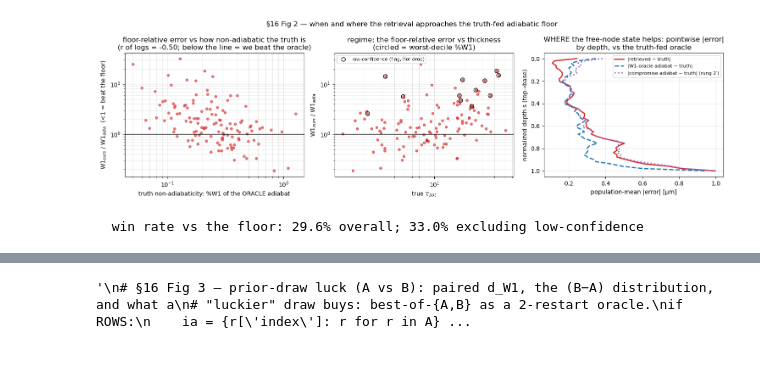
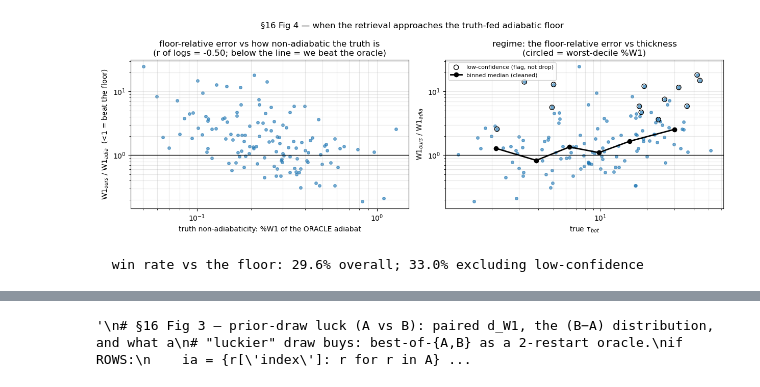
Before and after one commit to dhjx1996/Pythonic-DISORT_inhomogeneous_atmosphere, a Jupyter notebook: docs/FR_extra.ipynb, the cells around one changed output, grey strips where cells are left out. Drawn from its saved outputs; the diff is of its cells as text; code cells hidden in the pictures; blank space fills up the shorter version.

```diff
--- a/docs/FR_extra.ipynb
+++ b/docs/FR_extra.ipynb
@@ -278,54 +586,36 @@ elif ROWS:
 # %%
-# §16 Fig 2 — population structure: WHEN do we approach/beat the floor? (a) W1_ours/W1_adia vs
+# §16 Fig 4 — the truth-fed oracle floor: WHEN do we approach/beat it? (a) W1_ours/W1_adia vs
 # the truth's own non-adiabaticity (%W1 of the oracle adiabat); (b) the same ratio vs τ_bot
-# (regime + low-confidence); (c) mean |error| vs depth: WHERE in the cloud the free-node
-# retrieval helps. Ratio (log scale) below 1 = we beat the truth-fed oracle.
+# (regime + low-confidence + binned medians). Ratio (log scale) below 1 = we beat the oracle.
 if ROWS:
     LC = {(m[0], m[1]) for m in SUMMARY['flags']['low_confidence']['members']}
     lc_m = np.array([(r['index'], r['config']) in LC for r in A])
-    tb = _g(A, 'tau_bot_truth')
-    pct_adia = 100.0 * _g(A, 'w1_adia') / tb
-    fig, ax = plt.subplots(1, 3, figsize=(15, 4.4))
-    ax[0].scatter(pct_adia, RATIO, s=16, alpha=.6, color='C3')
-    ax[1].scatter(tb, RATIO, s=16, alpha=.6, color='C3')
-    ax[1].scatter(tb[lc_m], RATIO[lc_m], s=44, facecolors='none', edgecolors='k',
+    fig, ax = plt.subplots(1, 2, figsize=(12.5, 4.4))
+    ax[0].scatter(PW_ORC, RATIO, s=16, alpha=.6, color='tab:blue')
+    ax[1].scatter(TB, RATIO, s=16, alpha=.6, color='tab:blue')
+    ax[1].scatter(TB[lc_m], RATIO[lc_m], s=44, facecolors='none', edgecolors='k',
                   label='low-confidence (flag, not drop)')
-    for a in ax[:2]:
+    edges = np.array([1.5, 3, 5, 8, 12, 20, 45.0]); ctr = np.sqrt(edges[:-1] * edges[1:])
+    keep = ~lc_m
+    med = [np.median(RATIO[keep & (TB >= lo) & (TB < hi)])
+           if np.any(keep & (TB >= lo) & (TB < hi)) else np.nan
+           for lo, hi in zip(edges[:-1], edges[1:])]
+    ax[1].plot(ctr, med, 'k-o', lw=2, ms=6, label='binned median (cleaned)', zorder=5)
+    for a in ax:
         a.axhline(1.0, color='k', lw=1.0); a.set_yscale('log'); a.grid(alpha=.3, which='both')
-    _r = np.corrcoef(np.log(pct_adia), np.log(RATIO))[0, 1]
+    _r = np.corrcoef(np.log(PW_ORC), np.log(RATIO))[0, 1]
     ax[0].set(xscale='log', xlabel='truth non-adiabaticity: %W1 of the ORACLE adiabat',
               ylabel='W1$_{ours}$ / W1$_{adia}$  (<1 = beat the floor)',
               title=f'floor-relative error vs how non-adiabatic the truth is\n'
                     f'(r of logs = {_r:+.2f}; below the line = we beat the oracle)')
     ax[1].legend(fontsize=8, loc='upper left')
     ax[1].set(xscale='log', xlabel=r'true $\tau_{bot}$', ylabel='W1$_{ours}$ / W1$_{adia}$',
               title='regime: the floor-relative error vs thickness\n(circled = worst-decile %W1)')
-    if CANON_DIR is not None:
-        SD = eO = eA = eP = None; n = 0
-        for r in A:
-            d = np.load(CANON_DIR / f"{r['index']}_A.npz", allow_pickle=True)
-            s = np.asarray(d['s_dense'], float); SD = s
-            tr = np.asarray(d['re_truth_dense'], float)
-            re_pin, _ = ra._fit_adiabat_rbase_pinned_uw1(          # rung 2′ (compromise)
-                tr, s * float(d['truth_tau_bot']), s, float(d['r_base_ret']))
-            eO = (0 if eO is None else eO) + np.abs(np.asarray(d['re_ours_dense'], float) - tr)
-            eA = (0 if eA is None else eA) + np.abs(np.asarray(d['re_adia_dense'], float) - tr)
-            eP = (0 if eP is None else eP) + np.abs(re_pin - tr)
-            n += 1
-        ax[2].plot(eO / n, SD, 'C3-', lw=2, label='|retrieved − truth|')
-        ax[2].plot(eA / n, SD, 'C0--', lw=2, label='|W1-oracle adiabat − truth|')
-        ax[2].plot(eP / n, SD, color='tab:purple', ls=':', lw=2.2,
-                   label='|compromise adiabat − truth| (rung 2′)')
-        ax[2].invert_yaxis(); ax[2].grid(alpha=.3); ax[2].legend(fontsize=8)
-        ax[2].set(xlabel='population-mean |error| [µm]', ylabel='normalized depth s (top→base)',
-                  title='WHERE the free-node state helps: pointwise |error|\nby depth, vs the truth-fed oracle')
-    else:
-        ax[2].set_axis_off(); ax[2].text(.05, .5, 'error-vs-depth needs the raw bundle', fontsize=9)
-    fig.suptitle('§16 Fig 2 — when and where the retrieval approaches the truth-fed adiabatic floor',
+    fig.suptitle('§16 Fig 4 — when the retrieval approaches the truth-fed adiabatic floor',
                  fontsize=12)
     fig.tight_layout(); plt.show()
     print(f'  win rate vs the floor: {np.mean(RATIO < 1):.1%} overall; '
           f'{np.mean(RATIO[~lc_m] < 1):.1%} excluding low-confidence')
 # %% [output]
-[figure, old version]
+[figure, new version]
   win rate vs the floor: 29.6% overall; 33.0% excluding low-confidence
```
Also changed, not shown: parts of 25 cells of this notebook, 28 other files.
